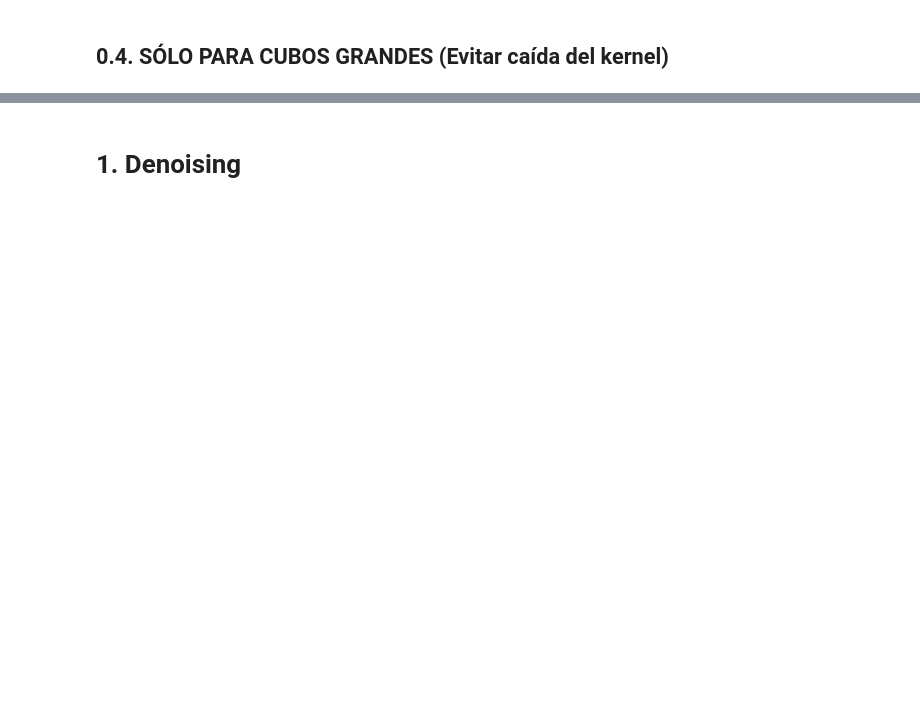
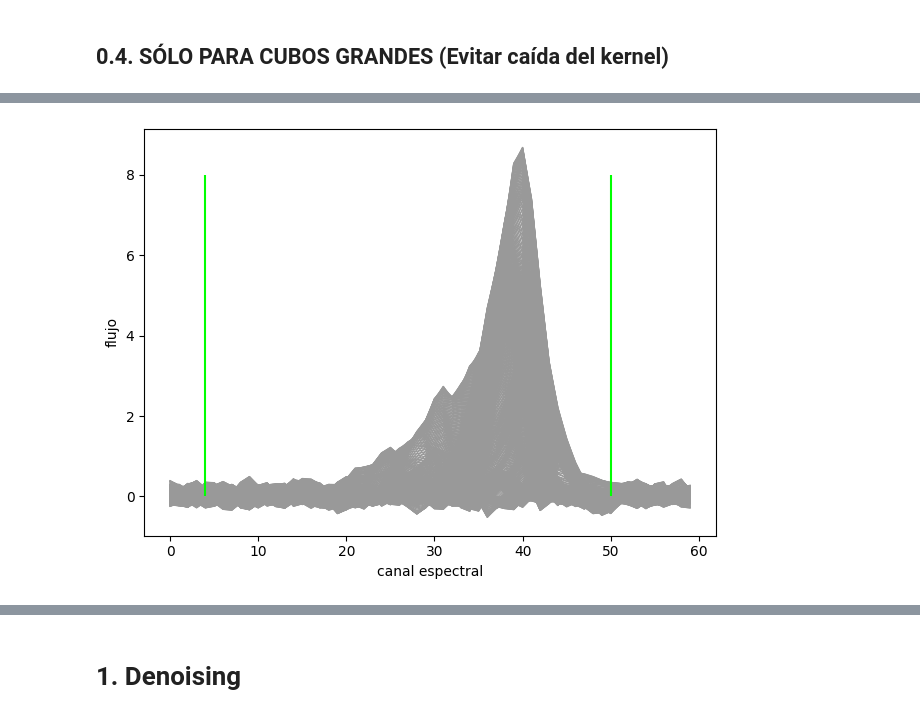
Before and after one commit to sebastiancastro12/WALDO, a Jupyter notebook: notebooks/ENGINE-wavelets_denoising.ipynb, the cells around one changed output, grey strips where cells are left out. Saved outputs shown, nothing was run; the diff lists cells and outputs as text; code cells hidden in the pictures; blank space fills up the shorter version.

```diff
--- a/notebooks/ENGINE-wavelets_denoising.ipynb
+++ b/notebooks/ENGINE-wavelets_denoising.ipynb
@@ -252 +252,16 @@ plt.colorbar()
+# %%
+flux_map = np.sum(cube, axis=0)
+
+chan = np.arange(cube.shape[0])
+
+plt.plot(chan, np.sum(cube[:,505:1045,505:1045], axis=1), color="0.6", lw=1, label="ruidoso (cube)")
+plt.xlabel("canal espectral")
+plt.ylabel("flujo")
+plt.vlines(4, 0, 8, color='lime')
+plt.vlines(50, 0, 8, color='lime')
+
+plt.tight_layout()
+plt.show()
+# %% [output]
+[figure, added]
 # %%
```
Also changed, not shown: parts of 8 cells of this notebook, 1 other file.
